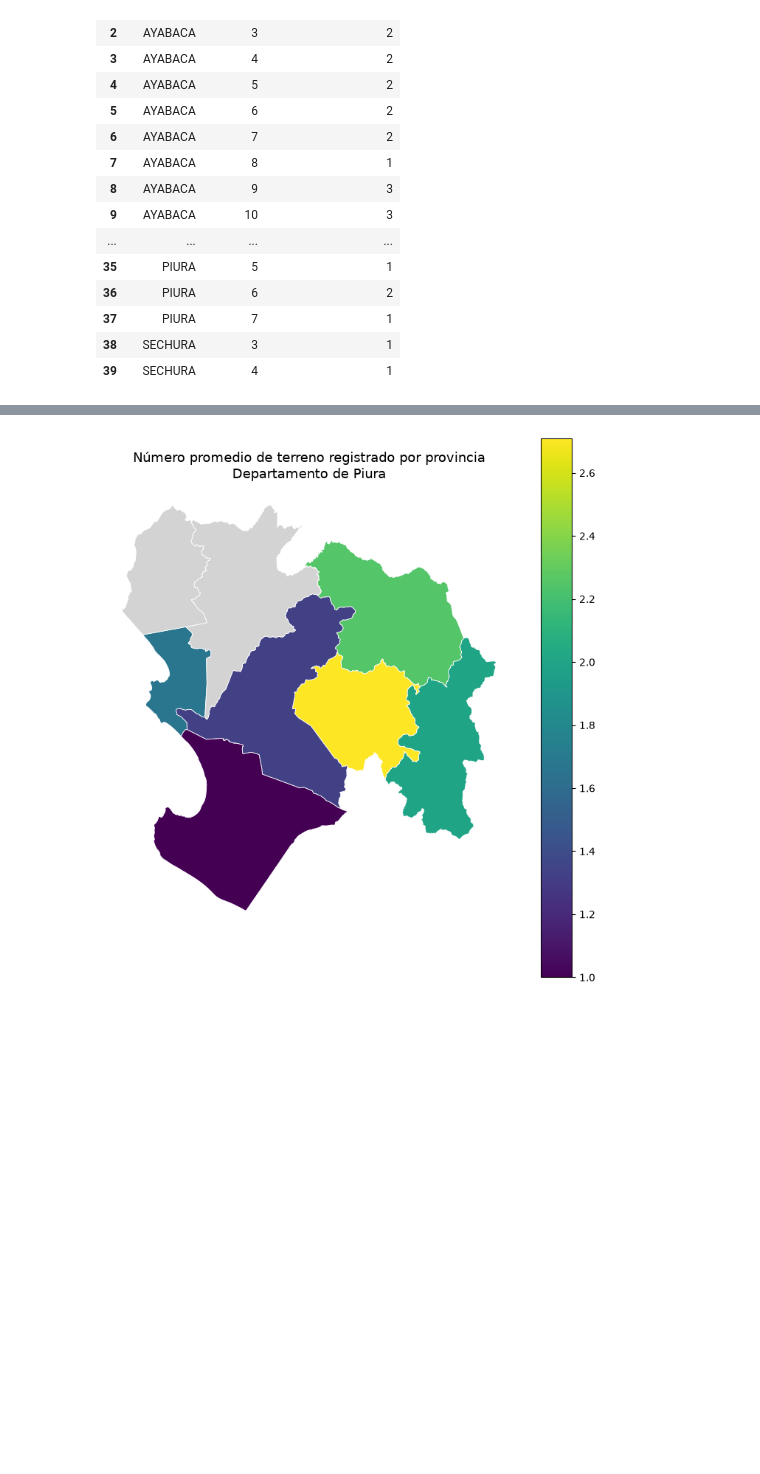
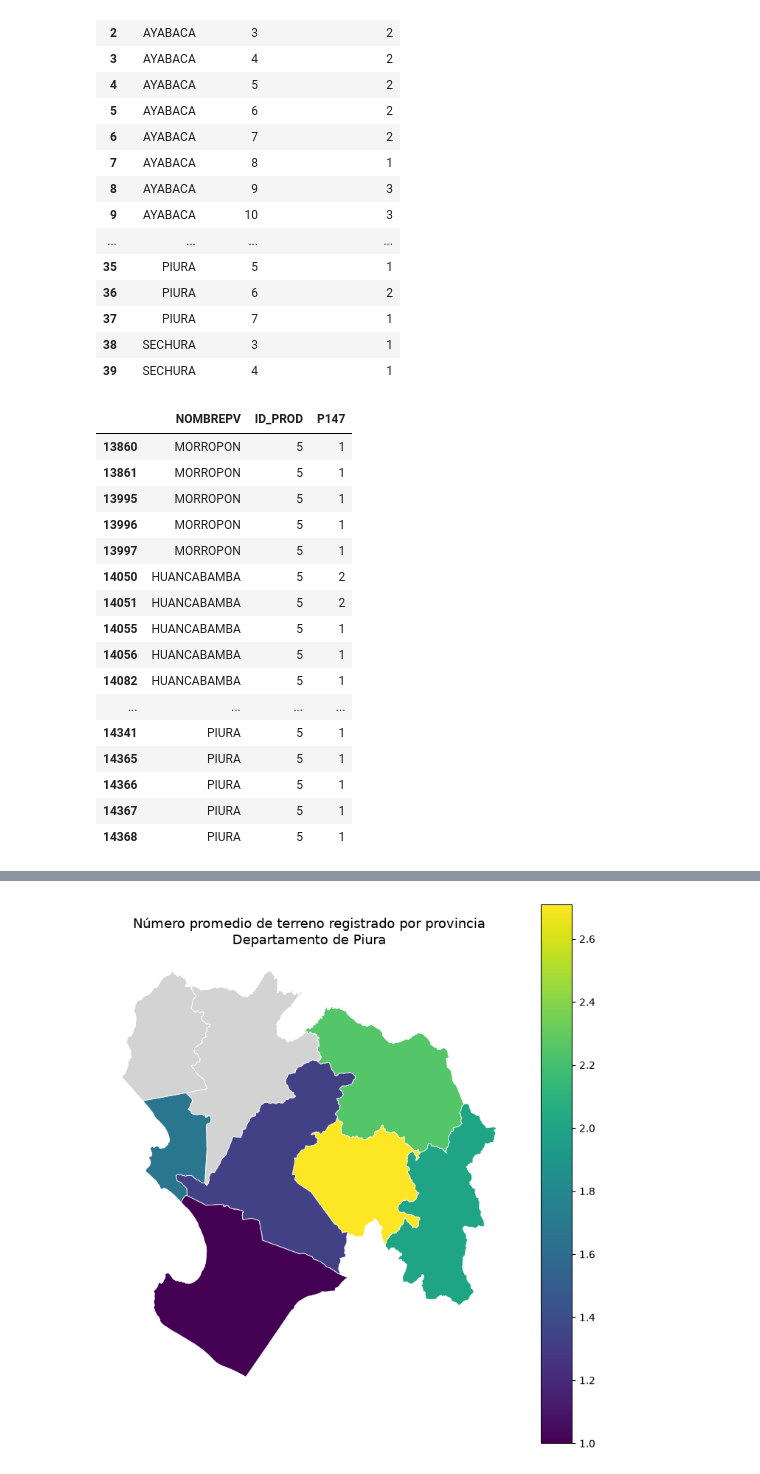
Before and after one commit to matiasrg/Proyecto-PCDA, a Jupyter notebook: scripts/01_CAP200A.ipynb, the cells around one changed output, grey strips where cells are left out. Cells and saved outputs as stored; diff of their text form; code cells hidden in the pictures; blank space fills up the shorter version.

```diff
--- a/scripts/01_CAP200A.ipynb
+++ b/scripts/01_CAP200A.ipynb
@@ -291,4 +291,24 @@ terrenos_por_productor
 | 37 | PIURA | 7 | 1 |
 | 38 | SECHURA | 3 | 1 |
 | 39 | SECHURA | 4 | 1 |
+# %%
+df_piura.loc[df_piura["ID_PROD"] == 5, ["NOMBREPV", "ID_PROD", "P147"]].head(50)
+# %% [output]
+|  | NOMBREPV | ID_PROD | P147 |
+| 13860 | MORROPON | 5 | 1 |
+| 13861 | MORROPON | 5 | 1 |
+| 13995 | MORROPON | 5 | 1 |
+| 13996 | MORROPON | 5 | 1 |
+| 13997 | MORROPON | 5 | 1 |
+| 14050 | HUANCABAMBA | 5 | 2 |
+| 14051 | HUANCABAMBA | 5 | 2 |
+| 14055 | HUANCABAMBA | 5 | 1 |
+| 14056 | HUANCABAMBA | 5 | 1 |
+| 14082 | HUANCABAMBA | 5 | 1 |
+| ... | ... | ... | ... |
+| 14341 | PIURA | 5 | 1 |
+| 14365 | PIURA | 5 | 1 |
+| 14366 | PIURA | 5 | 1 |
+| 14367 | PIURA | 5 | 1 |
+| 14368 | PIURA | 5 | 1 |
 # %%
```
Also changed, not shown: parts of 1 cell of this notebook, 1 other file.
